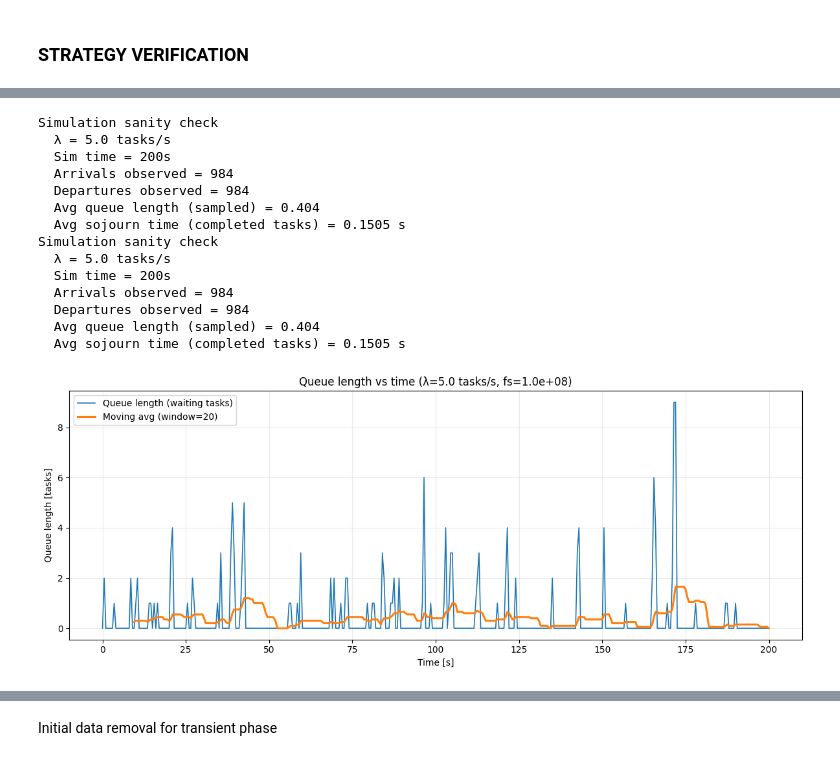
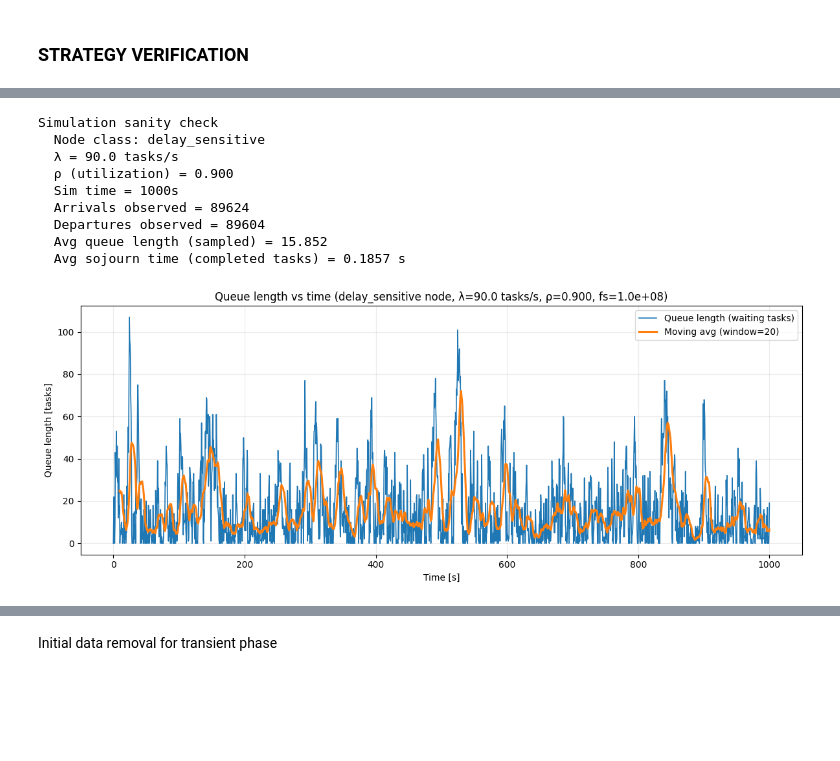
Before and after one commit to Gaspaflav/Management, a Jupyter notebook: Lab2.ipynb, the cells around one changed output, grey strips where cells are left out. Saved outputs shown, nothing was run; the diff lists cells and outputs as text; code cells hidden in the pictures; blank space fills up the shorter version.

```diff
--- a/Lab2.ipynb
+++ b/Lab2.ipynb
@@ -293,6 +264,8 @@ class SensingNodeSimulator:
     Simulates a single sensing node with local processing using discrete event simulation.
 
     Queue discipline: FIFO (first-in-first-out).
+    Node-centric model: the node has a fixed class (DELAY_SENSITIVE or DELAY_TOLERANT),
+    and it generates only tasks of that class.
 
     Events:
     - ARRIVAL: a new Task is generated and either starts service (if server idle)
@@ -305,19 +278,16 @@ class SensingNodeSimulator:
     - Service time is exponential with mean (C/fs) for each task, i.e.:
         S | C  ~ Exp(rate = fs/C)  <=>  mean(S|C) = C/fs
       In numpy this is: np.random.exponential(scale = C/fs).
-
-    Note: since C is already random (exponential by class), using an exponential
-    service time with mean C/fs introduces additional variability (not a pure M/M/1),
-    but it matches the intended "random service around C/fs" design.
     """
 
-    def __init__(self, lambda_arrival, fs, dmax_threshold=0.5, random_seed=None):
+    def __init__(self, lambda_arrival, fs, node_class, random_seed=None, task_params=None):
         if random_seed is not None:
-            np.random.seed(random_seed)
+            np.random.seed(int(random_seed))
 
         self.lambda_arrival = float(lambda_arrival)
         self.fs = float(fs)
-        self.dmax_threshold = dmax_threshold
+        self.node_class = Task._parse_task_class(node_class)
+        self.task_params = task_params  # optional overrides for Task means
 
         self.queue = deque()
         self.server_busy = False
@@ -330,6 +300,9 @@ class SensingNodeSimulator:
         self.metrics_arrival_times = []          # all arrivals (for reference)
         self.metrics_departure_times = []        # per-completed-task departure times
         self.metrics_completed_arrival_times = []  # per-completed-task arrival times
+
+    def _generate_task(self):
+        return Task(task_class=self.node_class, custom_means=self.task_params)
 
     def run_simulation(self, total_time, sampling_interval=0.5):
         """Run DES and return metrics."""
@@ -378,7 +351,7 @@ class SensingNodeSimulator:
 
             if next_arrival <= next_departure:
                 # ARRIVAL
-                task = Task(dmax_threshold=self.dmax_threshold)
+                task = self._generate_task()
                 self.metrics_arrival_times.append(current_time)
 
                 service_mean = task.C / self.fs
@@ -432,6 +405,7 @@ class SensingNodeSimulator:
             'avg_queue_length': float(np.mean(self.metrics_queue_lengths)) if self.metrics_queue_lengths else 0.0,
             'num_tasks': len(self.metrics_delays),
             'num_arrivals': len(self.metrics_arrival_times),
+            'node_class': self.node_class.value,
         }
 # %% [markdown]
 ## MAIN
@@ -707,56 +667,58 @@ Empirical results from 1000 samples:
 # %%
 # --- FIFO queue "scorrimento" demo: transient -> steady-state ---
-lambda_arrival = 5.0
-fs = 1e8
-sim_time = 200
+lambda_arrival = 90.0  # High arrival rate for strong congestion (ρ ≈ 0.85)
+fs = 1e8               # Computational capacity
+sim_time = 1000        # Longer sim to see clear transient + steady-state
 sampling_interval = 0.5
 
-sim = SensingNodeSimulator(lambda_arrival=lambda_arrival, fs=fs, random_seed=42)
+# Create a DELAY_SENSITIVE node and run simulation
+sim = SensingNodeSimulator(lambda_arrival=lambda_arrival, fs=fs, node_class=TaskClass.DELAY_SENSITIVE, random_seed=42)
 metrics = sim.run_simulation(total_time=sim_time, sampling_interval=sampling_interval)
 
+# Calculate utilization ρ (DELAY_SENSITIVE: mean_C = 1e6)
+mean_C = 1e6
+rho = lambda_arrival * mean_C / fs
+
 print("Simulation sanity check")
+print(f"  Node class: {metrics['node_class']}")
 print(f"  λ = {lambda_arrival} tasks/s")
+print(f"  ρ (utilization) = {rho:.3f}")
 print(f"  Sim time = {sim_time}s")
 print(f"  Arrivals observed = {metrics['num_arrivals']}")
 print(f"  Departures observed = {metrics['num_tasks']}")
 print(f"  Avg queue length (sampled) = {metrics['avg_queue_length']:.3f}")
 print(f"  Avg sojourn time (completed tasks) = {metrics['avg_delay']:.4f} s")
 
 # Plot queue length and moving average
 window_size = 20
 queue_lengths = np.array(metrics['queue_lengths'], dtype=float)
 time_points = np.array(metrics['time_points'], dtype=float)
 
 fig, ax = plt.subplots(figsize=(12, 4.8))
 ax.plot(time_points, queue_lengths, linewidth=1.2, label='Queue length (waiting tasks)')
 
 if len(queue_lengths) >= window_size:
     kernel = np.ones(window_size) / window_size
     moving_avg = np.convolve(queue_lengths, kernel, mode='valid')
     moving_avg_times = time_points[window_size-1:]
     ax.plot(moving_avg_times, moving_avg, linewidth=2.2, label=f'Moving avg (window={window_size})')
 
-ax.set_title(f'Queue length vs time (λ={lambda_arrival} tasks/s, fs={fs:.1e})')
+ax.set_title(f'Queue length vs time ({metrics["node_class"]} node, λ={lambda_arrival} tasks/s, ρ={rho:.3f}, fs={fs:.1e})')
 ax.set_xlabel('Time [s]')
 ax.set_ylabel('Queue length [tasks]')
 ax.grid(True, alpha=0.25)
 ax.legend()
 plt.tight_layout()
 plt.show()
 # %% [output]
 Simulation sanity check
-  λ = 5.0 tasks/s
-  Sim time = 200s
-  Arrivals observed = 984
-  Departures observed = 984
-  Avg queue length (sampled) = 0.404
-  Avg sojourn time (completed tasks) = 0.1505 s
-Simulation sanity check
-  λ = 5.0 tasks/s
-  Sim time = 200s
-  Arrivals observed = 984
-  Departures observed = 984
-  Avg queue length (sampled) = 0.404
-  Avg sojourn time (completed tasks) = 0.1505 s
+  Node class: delay_sensitive
+  λ = 90.0 tasks/s
+  ρ (utilization) = 0.900
+  Sim time = 1000s
+  Arrivals observed = 89624
+  Departures observed = 89604
+  Avg queue length (sampled) = 15.852
+  Avg sojourn time (completed tasks) = 0.1857 s
-[figure, old version]
+[figure, new version]
 # %%
```
Also changed, not shown: parts of 8 cells of this notebook.
